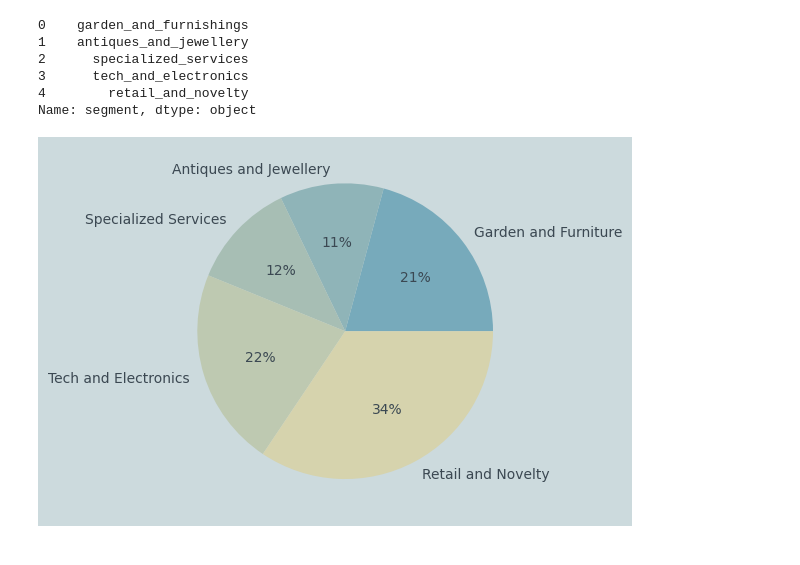
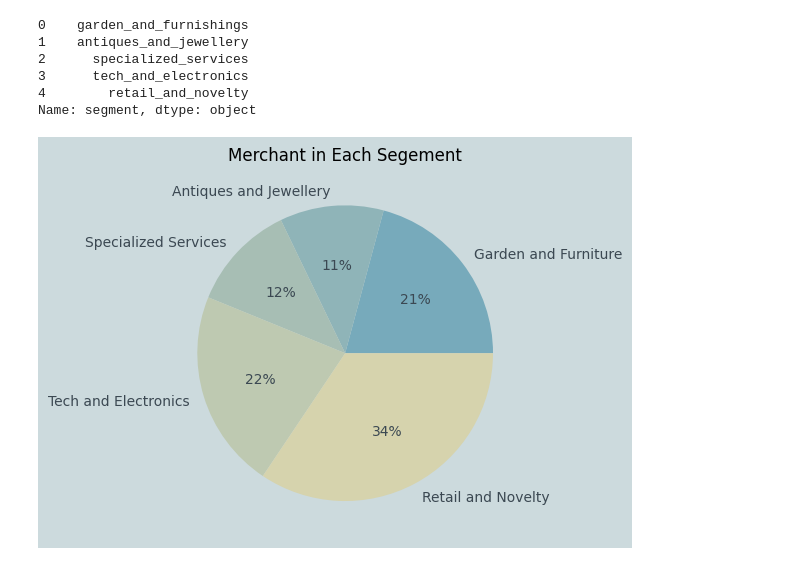
Before and after one commit to jameslafontaine/unimelb-mast30034-industry-project, a Jupyter notebook: notebooks/analysis/insights/insights_visualizations.ipynb, the cells around one changed output. Saved outputs shown, nothing was run; the diff lists cells and outputs as text; code cells hidden in the pictures.

```diff
--- a/notebooks/analysis/insights/insights_visualizations.ipynb
+++ b/notebooks/analysis/insights/insights_visualizations.ipynb
@@ -104,8 +104,10 @@ merchant_num_lst = list(segments["num_merchants"])
 # %%
 plt.figure(facecolor= "#ccdadd")
 color_palette = sns.color_palette("blend:#7AB,#EDA")
 plt.pie(merchant_num_lst, labels = segments_lst, colors=color_palette, autopct="%.0f%%",
         textprops={'color': "#3b4852"})
+plt.title("Merchant in Each Segement")
+plt.savefig("../../../plots/segementspieplot.png", bbox_inches='tight')
 plt.show()
 # %% [output]
-[figure, old version]
+[figure, new version]
```
Also changed, not shown: parts of 1 cell of this notebook, 1 other file.
